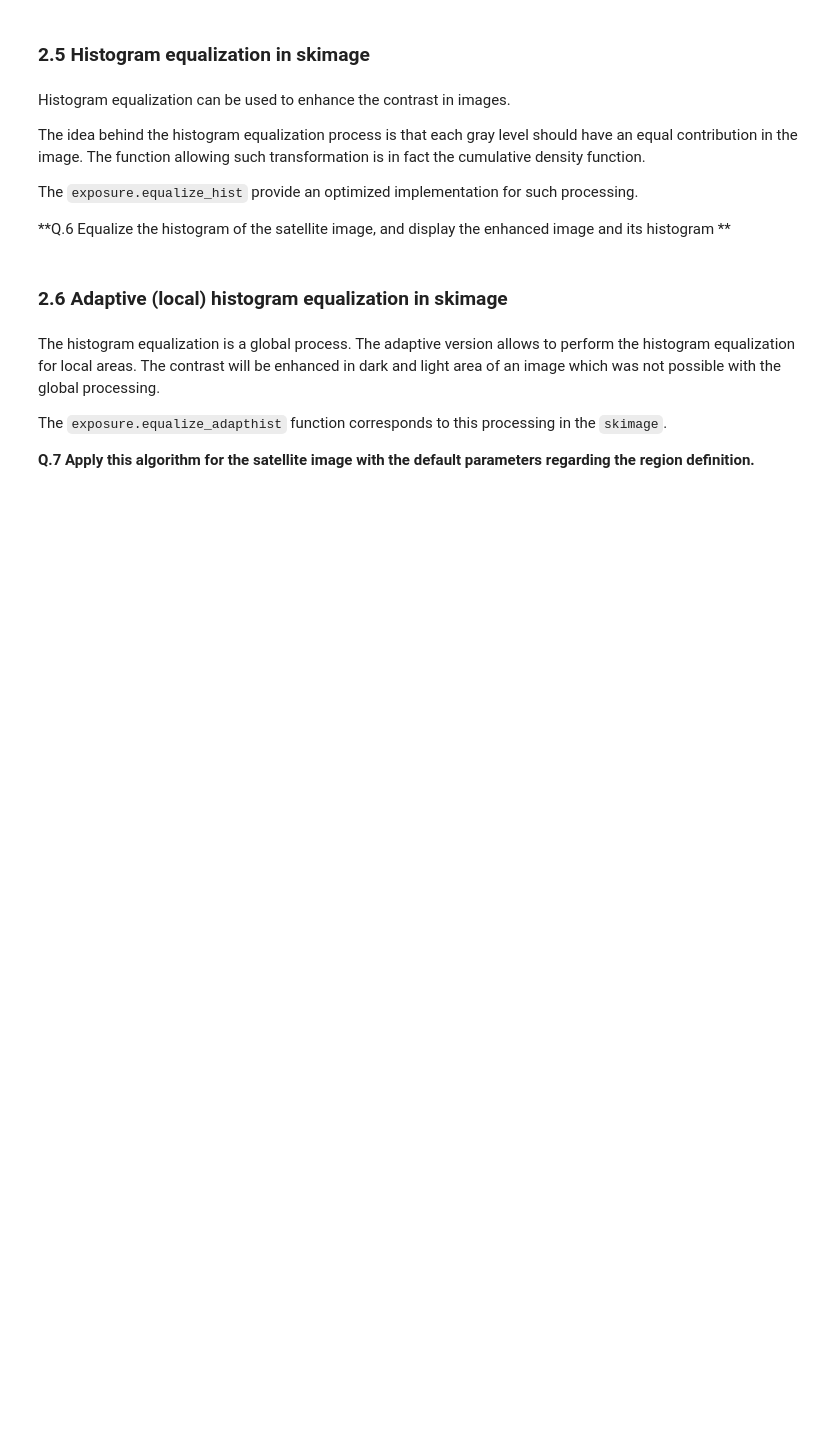
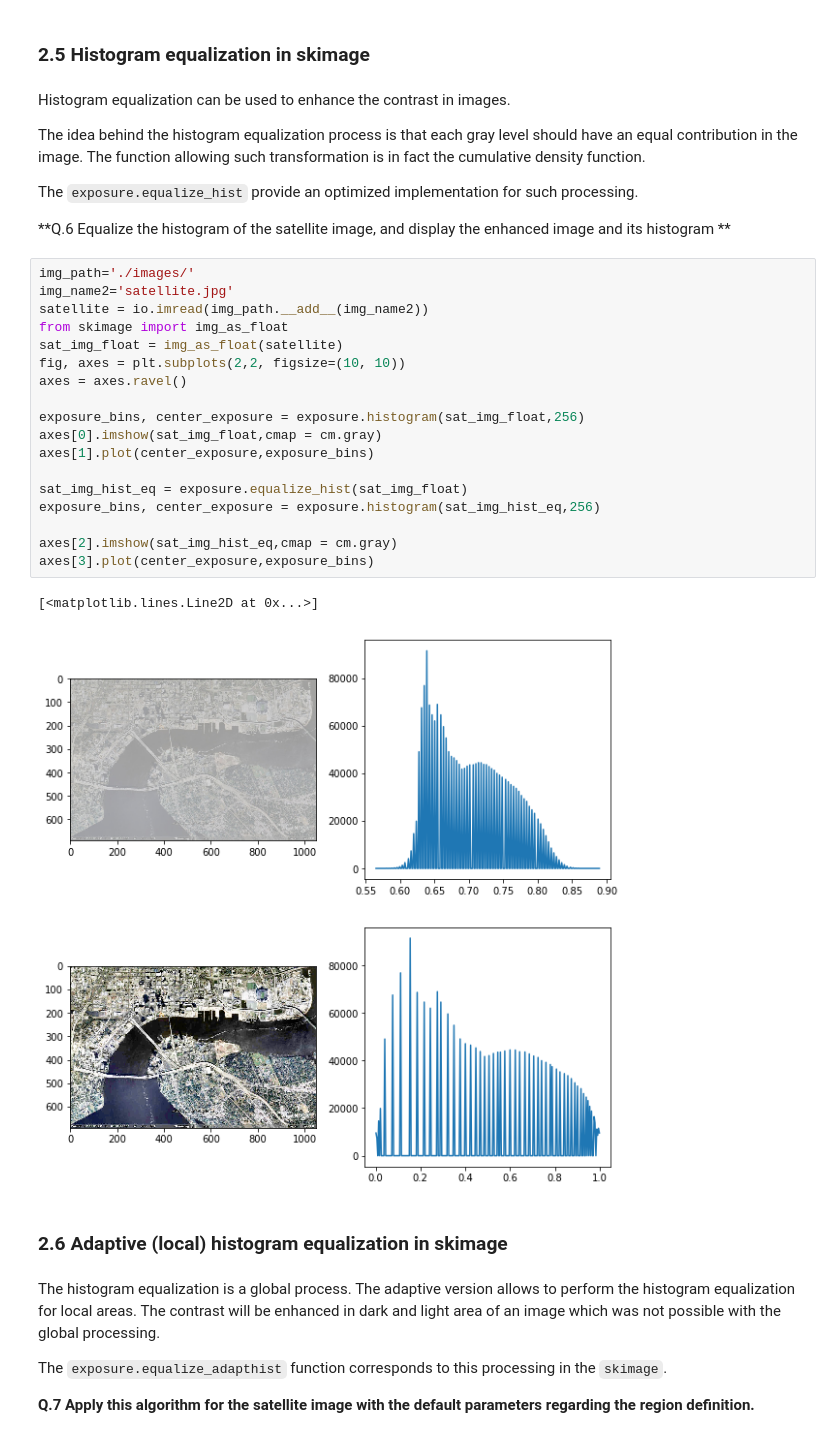
Before and after one commit to vaishnavmohit/B31XB-IIP-TP-1718, a Jupyter notebook: 2-image-enhancement/2-enhancement.ipynb, the cells around one changed output. Cells and saved outputs as stored; diff of their text form; blank space fills up the shorter version.

```diff
--- a/2-image-enhancement/2-enhancement.ipynb
+++ b/2-image-enhancement/2-enhancement.ipynb
@@ -212,6 +259,27 @@ The idea behind the histogram equalization process is that each gray level shoul
 The `exposure.equalize_hist` provide an optimized implementation for such processing.
 
 **Q.6 Equalize the histogram of the satellite image, and display the enhanced image and its histogram **
+# %%
+img_path='./images/'
+img_name2='satellite.jpg'
+satellite = io.imread(img_path.__add__(img_name2))
+from skimage import img_as_float
+sat_img_float = img_as_float(satellite)
+fig, axes = plt.subplots(2,2, figsize=(10, 10))
+axes = axes.ravel()
+
+exposure_bins, center_exposure = exposure.histogram(sat_img_float,256)
+axes[0].imshow(sat_img_float,cmap = cm.gray)
+axes[1].plot(center_exposure,exposure_bins)
+
+sat_img_hist_eq = exposure.equalize_hist(sat_img_float)
+exposure_bins, center_exposure = exposure.histogram(sat_img_hist_eq,256)
+
+axes[2].imshow(sat_img_hist_eq,cmap = cm.gray)
+axes[3].plot(center_exposure,exposure_bins)
+# %% [output]
+[<matplotlib.lines.Line2D at 0x...>]
+[figure, added]
 # %% [markdown]
 ### 2.6 Adaptive (local) histogram equalization in skimage
 # %% [markdown]
```
Also changed, not shown: parts of 9 cells of this notebook.
